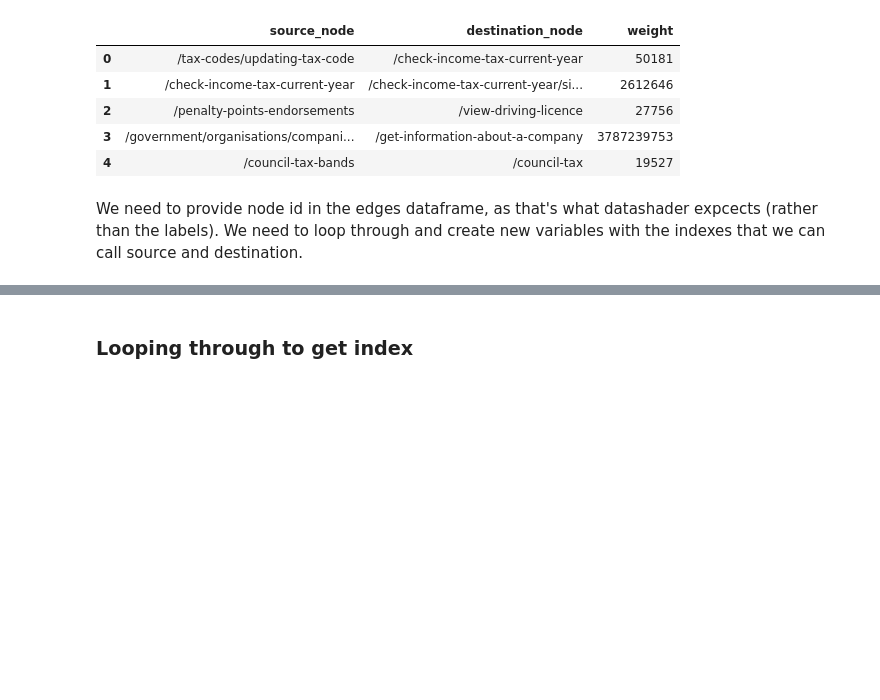
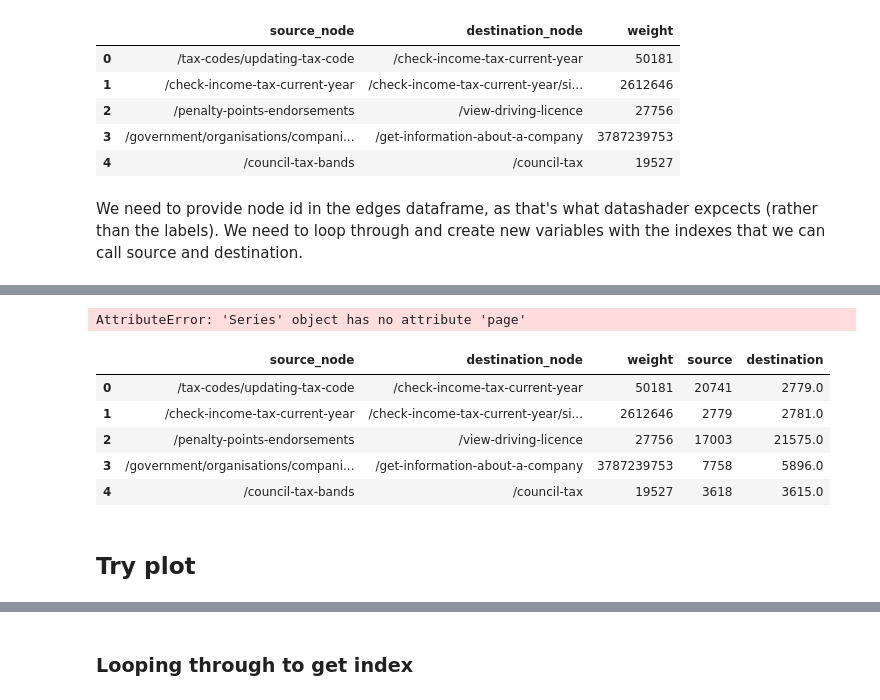
Before and after one commit to alphagov/govuk-network-data, a Jupyter notebook: notebooks/network_viz.ipynb, the cells around one changed output, grey strips where cells are left out. Cells and saved outputs as stored; diff of their text form; code cells hidden in the pictures; blank space fills up the shorter version.

```diff
--- a/notebooks/network_viz.ipynb
+++ b/notebooks/network_viz.ipynb
@@ -115,0 +114,8 @@ We need to provide node id in the edges dataframe, as that's what datashader exp
+# %%
+nodes = df_nodes_file.reset_index().set_index('page').squeeze()
+# need to convert from pandas series to pandas dataframe, to pass to holoviews later
+nodes = nodes.to_frame()
+# remove duplicates
+nodes = nodes.loc[~nodes.index.duplicated(keep='first')]
+
+nodes.head()
@@ -115,0 +130,20 @@ We need to provide node id in the edges dataframe, as that's what datashader exp
+# %%
+nodes[]
+# %% [output]
+AttributeError: 'Series' object has no attribute 'page'
+# %%
+edges = df_edges_file
+
+edges['source'] = df_edges_file.source_node.map(nodes)
+edges['destination'] = df_edges_file.destination_node.map(nodes)
+
+edges.head()
+# %% [output]
+|  | source_node | destination_node | weight | source | destination |
+| 0 | /tax-codes/updating-tax-code | /check-income-tax-current-year | 50181 | 20741 | 2779.0 |
+| 1 | /check-income-tax-current-year | /check-income-tax-current-year/si... | 2612646 | 2779 | 2781.0 |
+| 2 | /penalty-points-endorsements | /view-driving-licence | 27756 | 17003 | 21575.0 |
+| 3 | /government/organisations/compani... | /get-information-about-a-company | 3787239753 | 7758 | 5896.0 |
+| 4 | /council-tax-bands | /council-tax | 19527 | 3618 | 3615.0 |
+# %% [markdown]
+## Try plot
```
Also changed, not shown: parts of 33 cells of this notebook.
